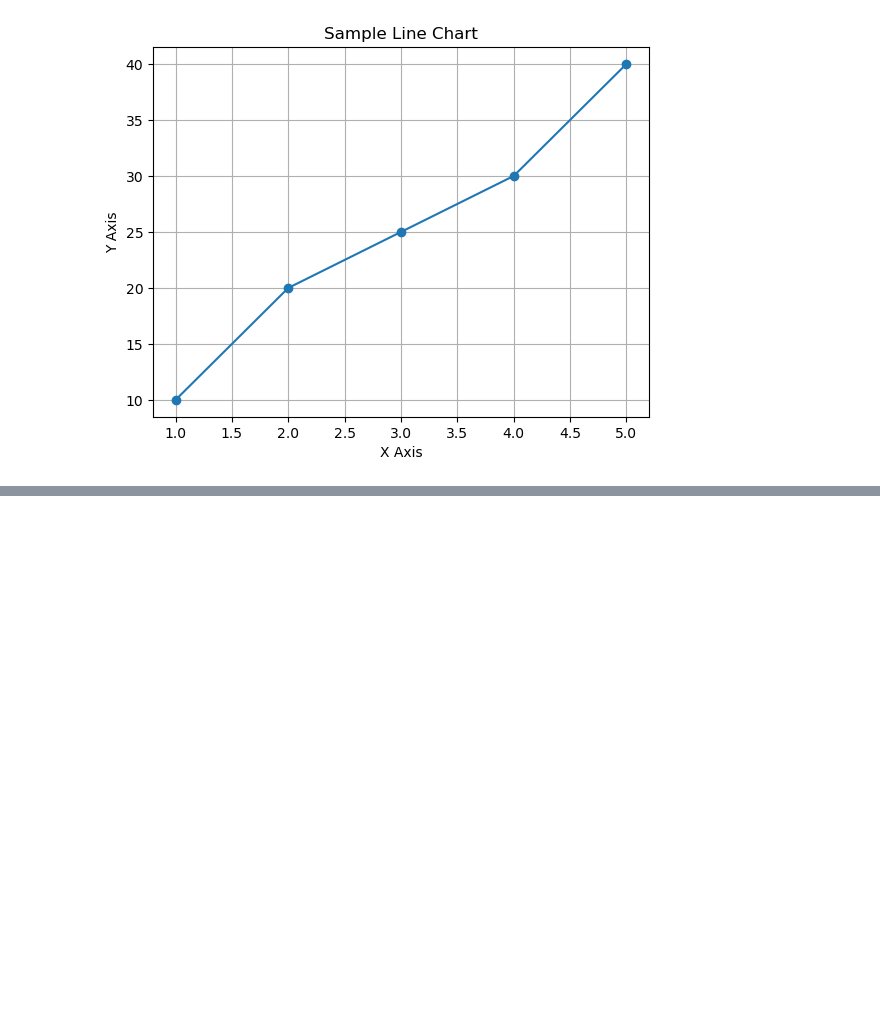
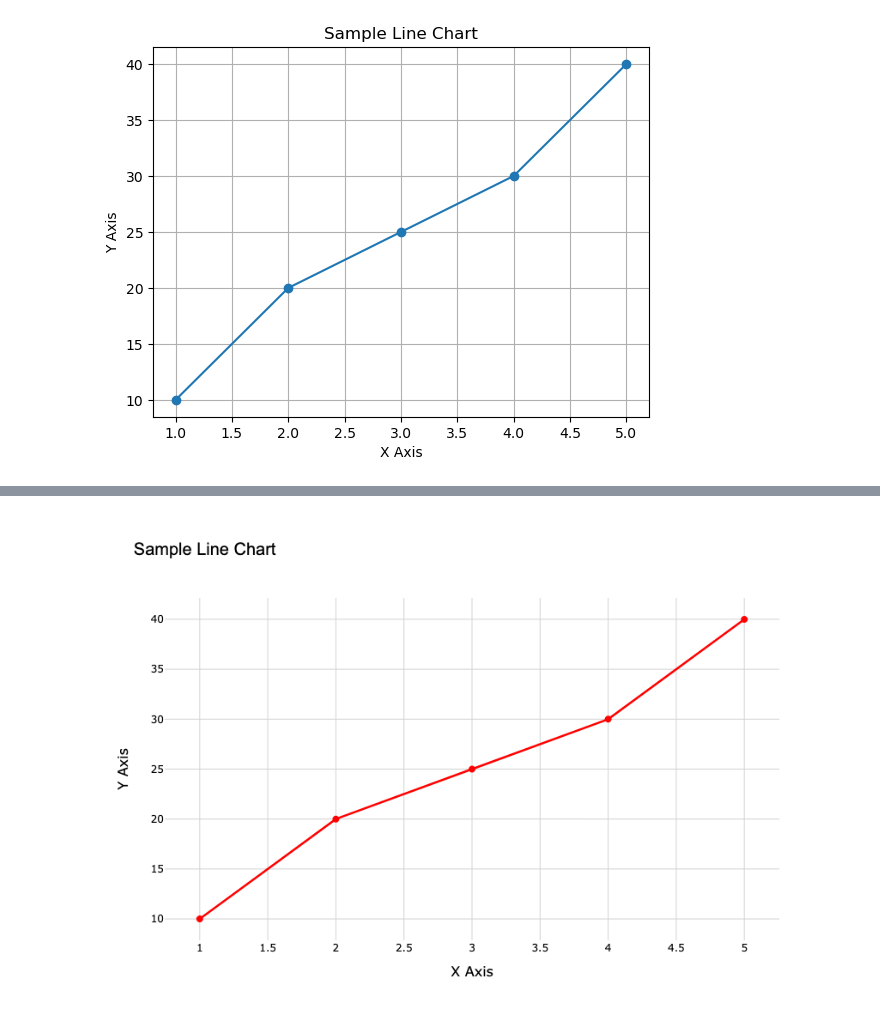
Before and after one commit to SMU-Econ-Growth/EconGrowthUG-Notebooks, a Jupyter notebook: Intro-Data-Viz.ipynb, the cells around one changed output, grey strips where cells are left out. Cells and saved outputs as stored; diff of their text form; code cells hidden in the pictures; blank space fills up the shorter version.

```diff
--- a/Intro-Data-Viz.ipynb
+++ b/Intro-Data-Viz.ipynb
@@ -511,0 +541,34 @@ plt.show()
+# %%
+import plotly.graph_objects as go
+
+# Sample data
+x = [1, 2, 3, 4, 5]
+y = [10, 20, 25, 30, 40]
+
+# Create the line chart using Plotly with adjusted aspect ratio
+fig = go.Figure()
+
+# Add trace for the line with markers
+fig.add_trace(go.Scatter(
+    x=x, y=y, mode='lines+markers', marker=dict(color='red', size=8), line=dict(color='red', width=2.5)
+))
+
+# Customize layout for a white background with gray grid lines and square aspect ratio
+fig.update_layout(
+    title=dict(text="Sample Line Chart", font=dict(size=20, family='Arial', color='black')),
+    xaxis=dict(title="X Axis", titlefont=dict(size=16, color='black'), tickfont=dict(size=12, color='black')),
+    yaxis=dict(title="Y Axis", titlefont=dict(size=16, color='black'), tickfont=dict(size=12, color='black')),
+    plot_bgcolor='white',
+    paper_bgcolor='white',
+    xaxis_showgrid=True,
+    yaxis_showgrid=True,
+    xaxis_gridcolor='lightgray',
+    yaxis_gridcolor='lightgray',
+    width=1170*.7,  # Set width and height to be equal for a square aspect ratio
+    height=827*.7
+)
+
+# Display the plot
+fig.show()
+# %% [output]
+[figure, added]
```
Also changed, not shown: parts of 2 cells of this notebook.
